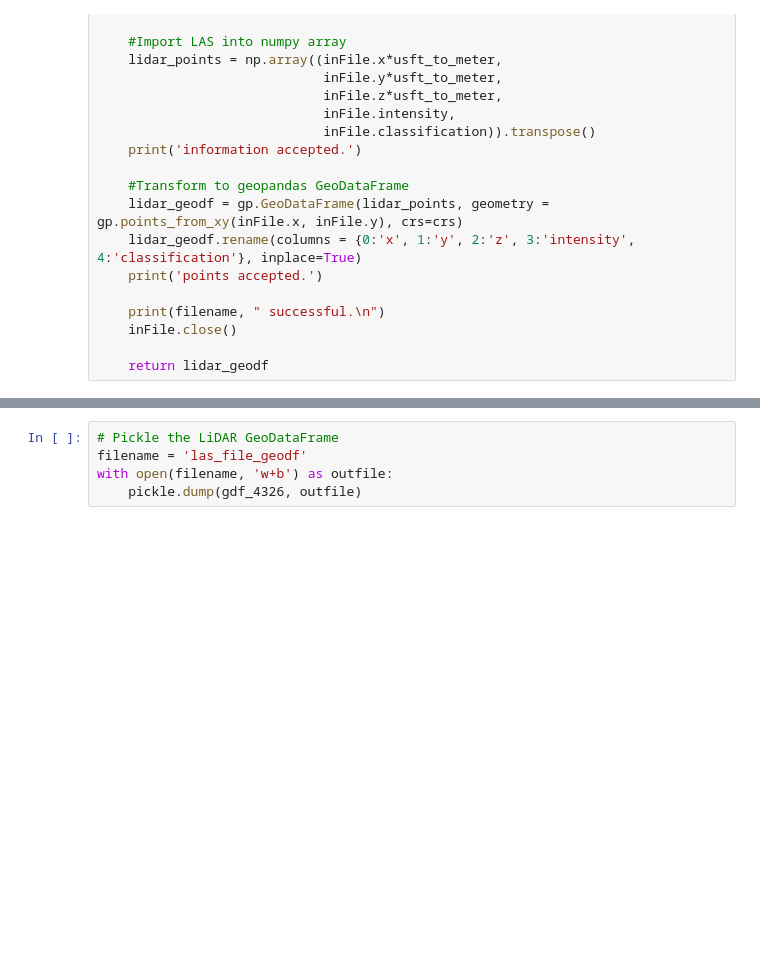
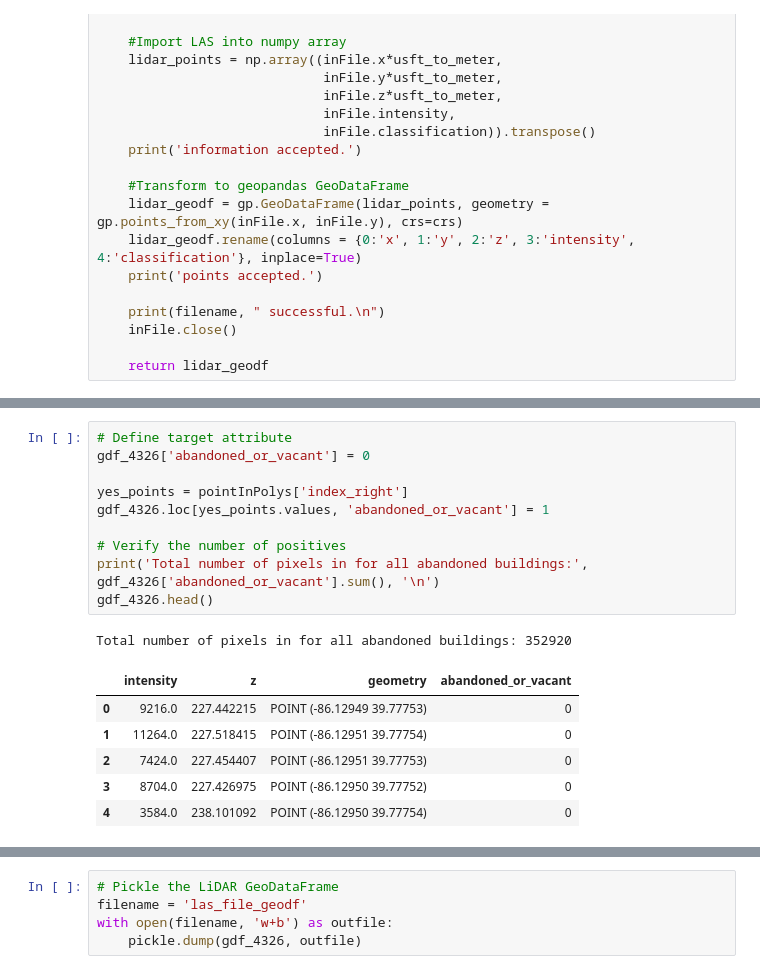
Before and after one commit to zach-brown-18/is-it-abandoned, a Jupyter notebook: Data_ingestion.ipynb, the cells around one changed output, grey strips where cells are left out. Saved outputs shown, nothing was run; the diff lists cells and outputs as text; blank space fills up the shorter version.

```diff
--- a/Data_ingestion.ipynb
+++ b/Data_ingestion.ipynb
@@ -146,0 +163,18 @@ gdf_4326
+# %%
+# Define target attribute
+gdf_4326['abandoned_or_vacant'] = 0
+
+yes_points = pointInPolys['index_right']
+gdf_4326.loc[yes_points.values, 'abandoned_or_vacant'] = 1
+
+# Verify the number of positives
+print('Total number of pixels in for all abandoned buildings:', gdf_4326['abandoned_or_vacant'].sum(), '\n')
+gdf_4326.head()
+# %% [output]
+Total number of pixels in for all abandoned buildings: 352920
+|  | intensity | z | geometry | abandoned_or_vacant |
+| 0 | 9216.0 | 227.442215 | POINT (-86.12949 39.77753) | 0 |
+| 1 | 11264.0 | 227.518415 | POINT (-86.12951 39.77754) | 0 |
+| 2 | 7424.0 | 227.454407 | POINT (-86.12951 39.77753) | 0 |
+| 3 | 8704.0 | 227.426975 | POINT (-86.12950 39.77752) | 0 |
+| 4 | 3584.0 | 238.101092 | POINT (-86.12950 39.77754) | 0 |
```
Also changed, not shown: parts of 5 cells of this notebook, 6 other files.
